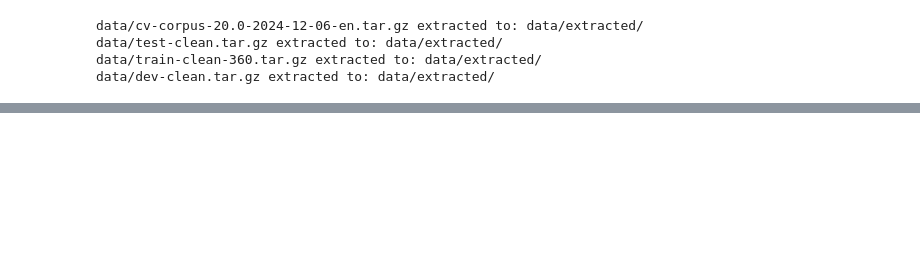
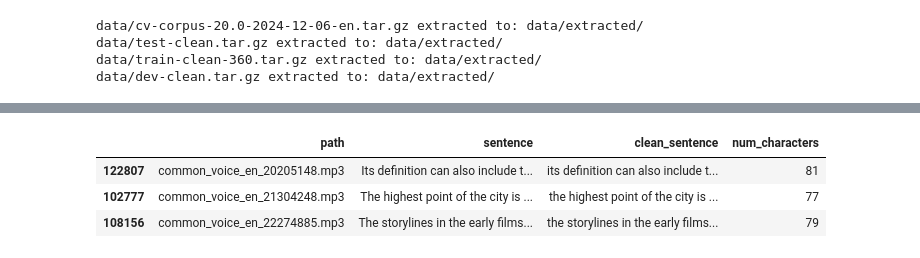
Before and after one commit to k-katarzyna/Automatic_Speech_Recognition, a Jupyter notebook: 00_data.ipynb, the cells around one changed output, grey strips where cells are left out. Cells and saved outputs as stored; diff of their text form; code cells hidden in the pictures; blank space fills up the shorter version.

```diff
--- a/00_data.ipynb
+++ b/00_data.ipynb
@@ -190,0 +207,7 @@ X_train, _, sample_df = get_data(train_df, n_samples=75000)
+# %%
+train[["path", "sentence", "clean_sentence", "num_characters"]].head(3)
+# %% [output]
+|  | path | sentence | clean_sentence | num_characters |
+| 122807 | common_voice_en_20205148.mp3 | Its definition can also include t... | its definition can also include t... | 81 |
+| 102777 | common_voice_en_21304248.mp3 | The highest point of the city is ... | the highest point of the city is ... | 77 |
+| 108156 | common_voice_en_22274885.mp3 | The storylines in the early films... | the storylines in the early films... | 79 |
```
Also changed, not shown: parts of 33 cells of this notebook.
